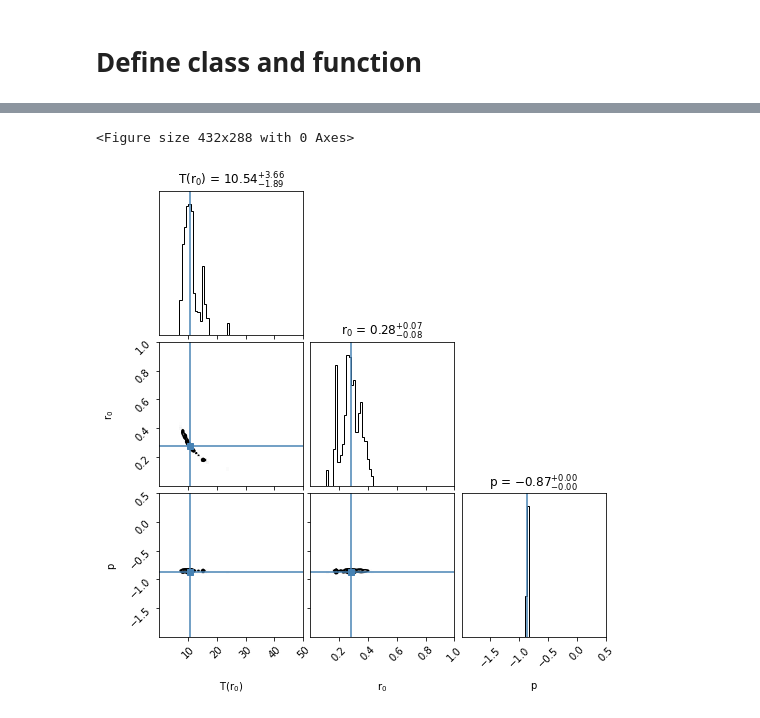
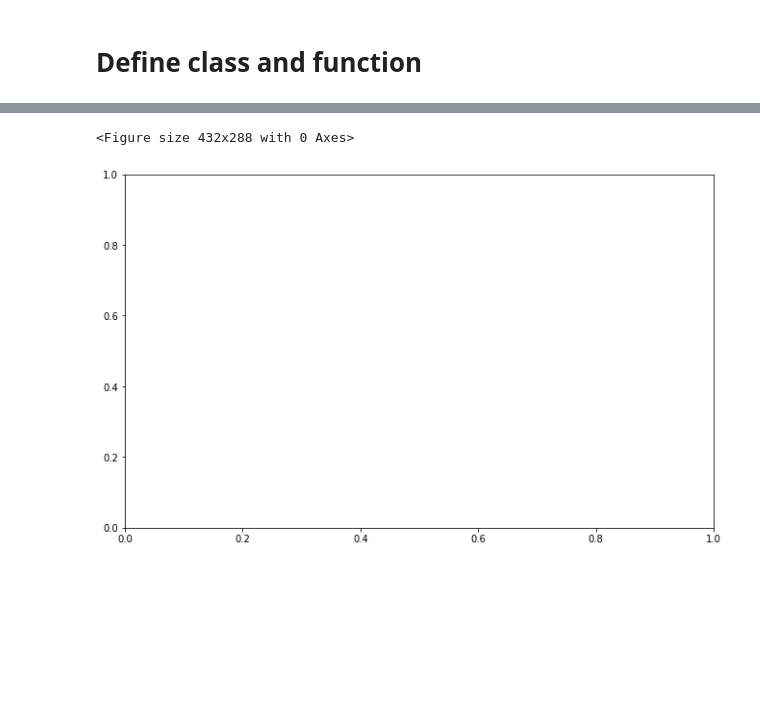
Before and after one commit to baobabyoo/Terada_GaussianMC, a Jupyter notebook: analysis/Tb_profile/Tb_fit.ipynb, the cells around one changed output, grey strips where cells are left out. Drawn from its saved outputs; the diff is of its cells as text; code cells hidden in the pictures; blank space fills up the shorter version.

Commit message:
Including a plot_sampler function, and moving the lnprob function to outside of the profilefit class.

```diff
--- a/analysis/Tb_profile/Tb_fit.ipynb
+++ b/analysis/Tb_profile/Tb_fit.ipynb
@@ -534,50 +611,88 @@ class profilefit:
 # %%
+# Data setup
+path = '../../cuts_profiles/'
+filename = 'IRS63_b6_pa147.91_major.txt'
+
+# model setup
+init_parms = [10.0, 0.3, -0.9]
+model_func = smoothed_powerlaw
+
+# MCMC setup
+nwalkers        = 10   # need to be a few times larger than the number of free-parameters
+nsteps          = 1
+n_processor     = 10
+step_to_discard = 0
+
+# Flow Control
+if_plotSampler   = True
+if_outputSamples = True
+if_MakeCorner    = False
 
 
-path = '../../cuts_profiles/'
-filename = 'IRS63_b6_pa147.91_major.txt'
+
+##### Fitting process #######################################################################################
 print('######## Processing ' + path + filename + '##########')
 
 test = profilefit()
+
+# Load data
 test.load_profile(filename = path + filename,
                   ifBrightness=True
                  )
+x, y, yerr = test.DataFrame.offset, test.DataFrame.intensity, test.DataFrame.intensity_err
 
-test.initialize_mcmc(nwalkers=75, init_parms=[10.0, 0.3, -0.9])
+# initialize MCMC fittings
+test.initialize_mcmc(model_func, nwalkers=nwalkers, init_parms=init_parms)
 
 
 
-# Initialize MCMC
+##### Initialize MCMC #######################################################################################
 ncpu = cpu_count()
-print("{0} CPUs".format(ncpu))
+print("You have {0} CPUs".format(ncpu))
 
-n_processor = 75
 if (n_processor < ncpu):
+    # Setup multi-processor
     pool = Pool(processes = n_processor)
+
+    # Construct emcee sampler
     sampler = emcee.EnsembleSampler(
                                     test.nwalkers,     # number of walkers
                                     len( test.parms ), # number of free-parameters
-                                    test.lnprob,       # function to evaluate log probability
+                                    lnprob,            # function to evaluate log probability
+                                    args=(x, y, yerr, test.sigma, model_func), # Input data
                                     pool = pool        # Multi-processor
                                    )
 
 
 if (n_processor < ncpu):
-# Runnning MCMC
+
+##### Runnning MCMC ########################################################################################
     print (  '########### Starting running MCMC ###########', time.asctime( time.localtime(time.time()) ) )
-    nsteps = 150
     sampler.run_mcmc( test.initial_pos, nsteps, progress=True)
     print (  '########### Finished running MCMC ###########',  time.asctime( time.localtime(time.time()) ) )
 
 
-# Summarize the results
+##### Summarize the results ################################################################################
 if (n_processor < ncpu):
-    test.summarize_mcmc(sampler, step_to_discard=50)
 
+    test.summarize_mcmc(sampler, step_to_discard=step_to_discard)
+
+    # Plot the variation of sampler values as steps
+    if if_plotSampler == True:
+        test.plot_sampler(sampler,
+                          labels = ['T(r$_{0}$)','r$_{0}$','p'],
+                          plot_range = [
+                                        (0, 50.0),
+                                        (0, 1.0),
+                                        (-2.0,0.5)
+                                       ]
+                         )
+
+    # Plot the data and the fitted profile
     label_string = 'p-index  :  ' + str( format(test.parms[2], '.2g')    )  + r'$' \
-                               + r'^{+' + str(  format(test.parms_u[2] - test.parms[2], '.2g')  ) + r'}' \
-                               + r'_{-' + str(  format(test.parms[2] - test.parms_l[2], '.2g')  ) + r'}' \
-                               + r'$'
+                              + r'^{+' + str(  format(test.parms_u[2] - test.parms[2], '.2g')  ) + r'}' \
+                              + r'_{-' + str(  format(test.parms[2] - test.parms_l[2], '.2g')  ) + r'}' \
+                              + r'$'
     test.plot_profile(
                   # xscale='log', yscale='log',
                   label = label_string, label_fontsize=16,
@@ -585,16 +700,22 @@ if (n_processor < ncpu):
                   x_label_fontsize=16, y_label_fontsize=16,
                   tick_fontsize=16,
                  )
-    test.output_samples()
-    test.make_corner(
-                     plot_contours = True,
-                     labels = ['T(r$_{0}$)','r$_{0}$','p'],
-                     plot_range = [
-                                   (0, 50.0),
-                                   (0, 1.0),
-                                   (-2.0,0.5)
-                                  ]
-                    )
+
+    # Output all samplers to a ASCII file
+    if if_outputSamples == True:
+        test.output_samples()
+
+    # Making corner plot (extremely time consuming)
+    if if_MakeCorner == True:
+        test.make_corner(
+                         plot_contours = True,
+                         labels = ['T(r$_{0}$)','r$_{0}$','p'],
+                         plot_range = [
+                                       (0, 50.0),
+                                       (0, 1.0),
+                                       (-2.0,0.5)
+                                      ]
+                        )
 # %% [output]
 ######## Processing ../../cuts_profiles/IRS63_b6_pa147.91_major.txt##########
 Loading file : ../../cuts_profiles/IRS63_b6_pa147.91_major.txt
@@ -607,2 +727,2 @@ Finished making corner plotThu Aug 25 22:08:23 2022
 <Figure size 432x288 with 0 Axes>
-[figure, old version]
+[figure, new version]
```
Also changed, not shown: parts of 3 cells of this notebook, 4 other files.
